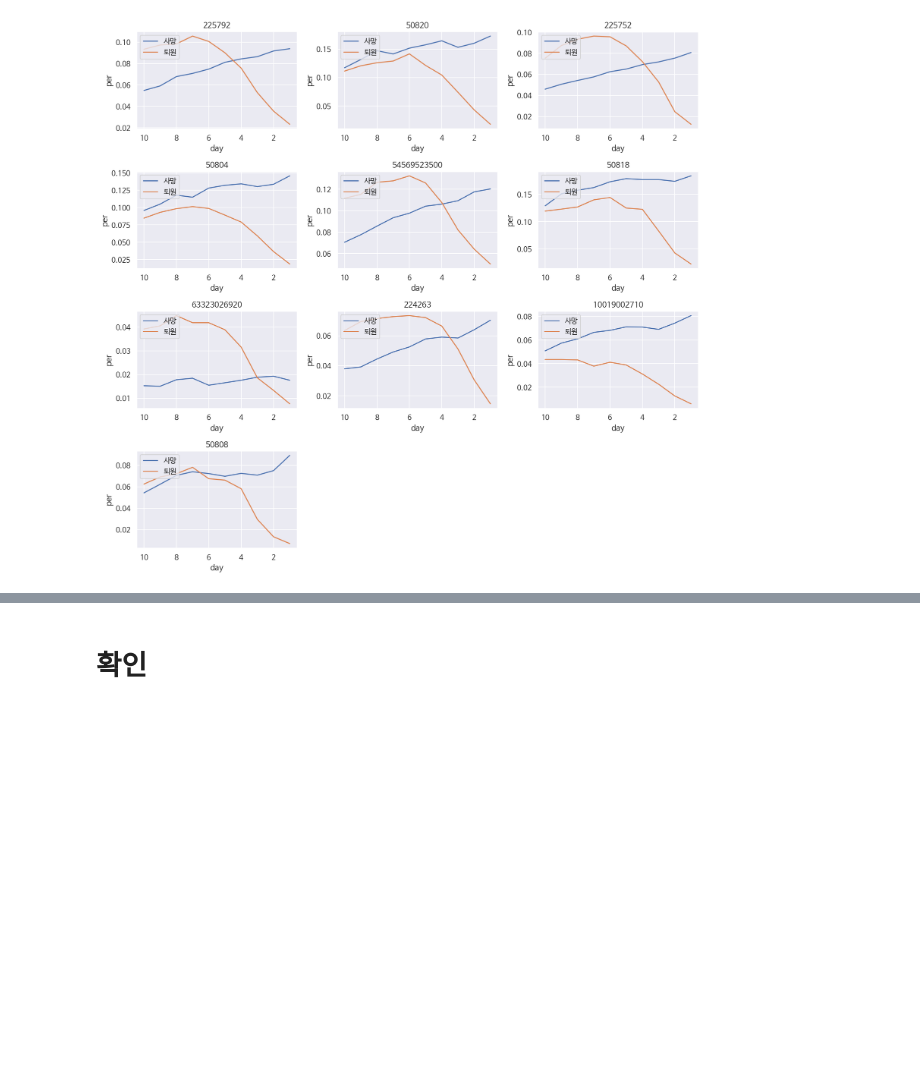
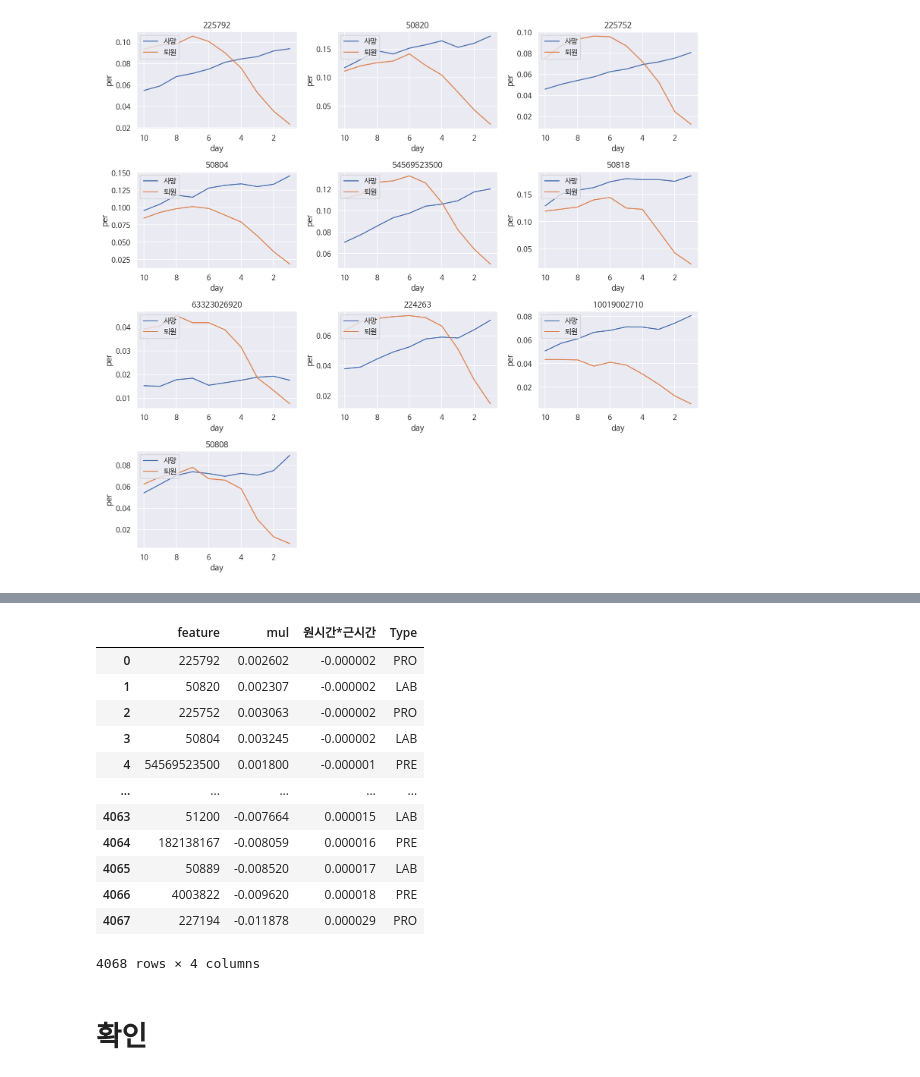
Before and after one commit to suhyun-guri/DSML_Research, a Jupyter notebook: 09-2. Method2 - multiply 원거리,근거리.ipynb, the cells around one changed output, grey strips where cells are left out. Saved outputs shown, nothing was run; the diff lists cells and outputs as text; code cells hidden in the pictures; blank space fills up the shorter version.

```diff
--- a/09-2. Method2 - multiply 원거리,근거리.ipynb
+++ b/09-2. Method2 - multiply 원거리,근거리.ipynb
@@ -475,3 +492,21 @@ visualization(features)
+# %%
+lsh = pd.read_csv('/project/LSH/method2_df_원시간*근시간.csv')
+lsh['Type'] = lsh['feature'].apply(lambda x:what_type(int(x)))
+lsh
+# %% [output]
+|  | feature | mul | 원시간*근시간 | Type |
+| 0 | 225792 | 0.002602 | -0.000002 | PRO |
+| 1 | 50820 | 0.002307 | -0.000002 | LAB |
+| 2 | 225752 | 0.003063 | -0.000002 | PRO |
+| 3 | 50804 | 0.003245 | -0.000002 | LAB |
+| 4 | 54569523500 | 0.001800 | -0.000001 | PRE |
+| ... | ... | ... | ... | ... |
+| 4063 | 51200 | -0.007664 | 0.000015 | LAB |
+| 4064 | 182138167 | -0.008059 | 0.000016 | PRE |
+| 4065 | 50889 | -0.008520 | 0.000017 | LAB |
+| 4066 | 4003822 | -0.009620 | 0.000018 | PRE |
+| 4067 | 227194 | -0.011878 | 0.000029 | PRO |
+4068 rows × 4 columns
 # %% [markdown]
 # 확인
 # %%
```
Also changed, not shown: parts of 2 cells of this notebook.
